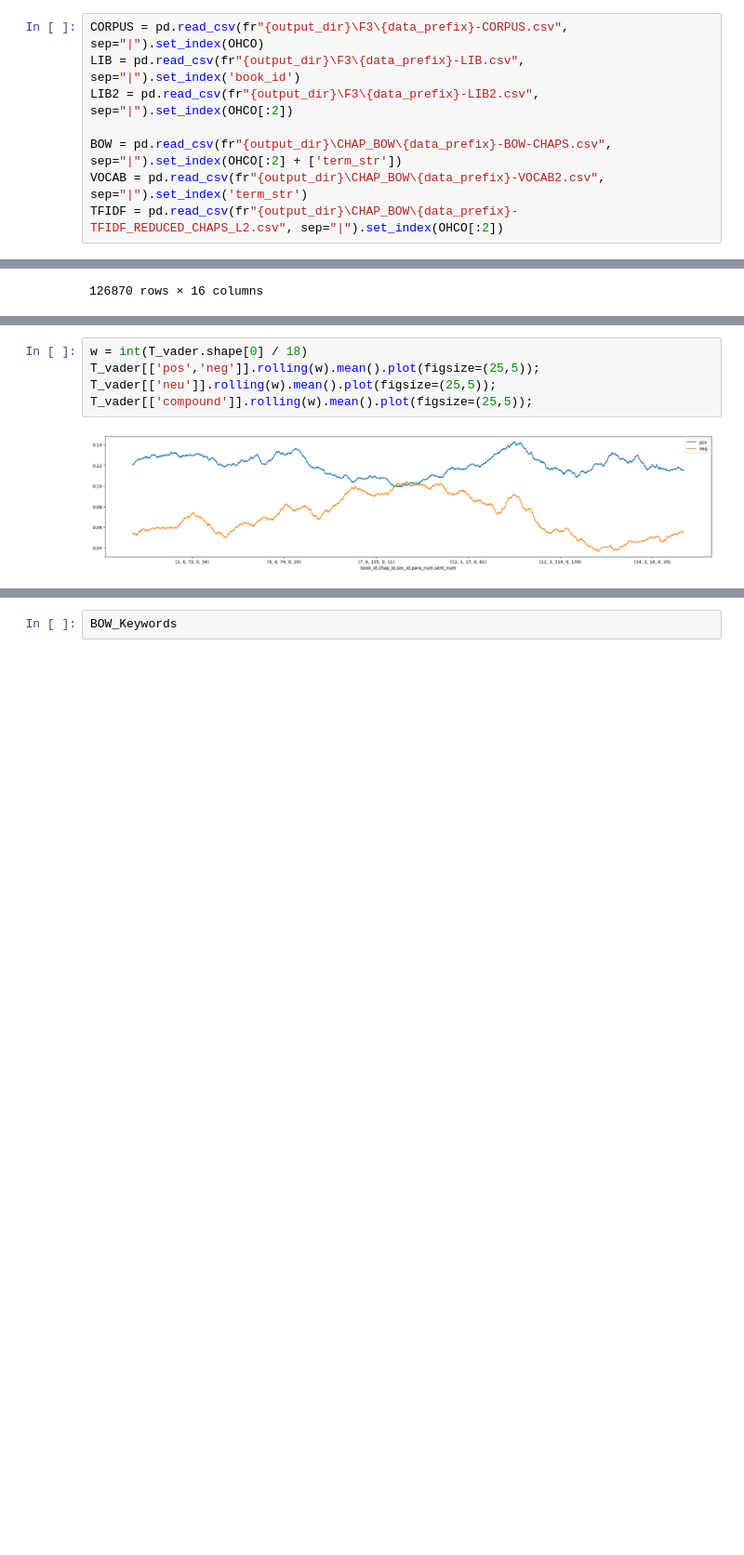
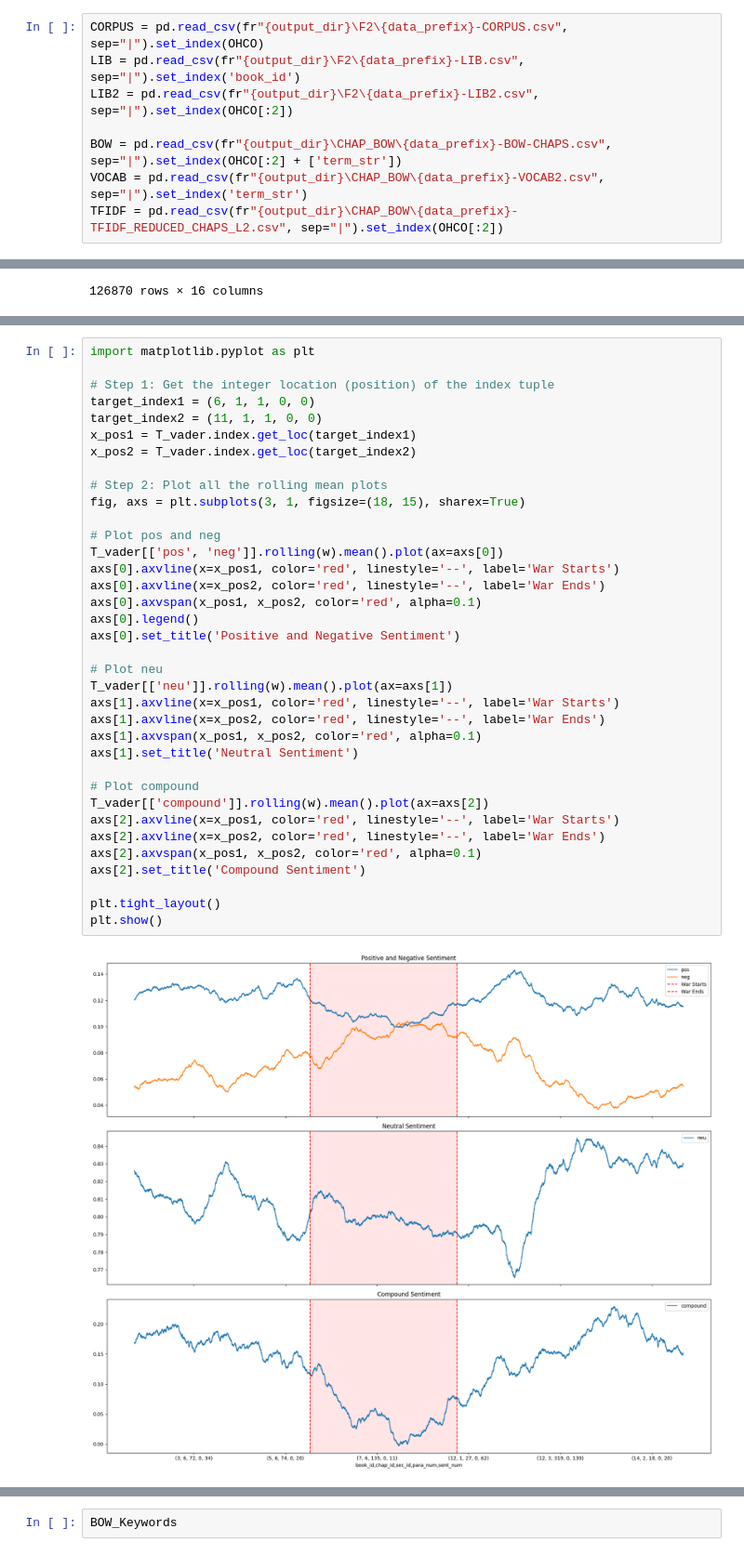
Before and after one commit to vishugp/Mahabharata_ETA, a Jupyter notebook: notebooks/05_Sentiment_Analysis.ipynb, the cells around one changed output, grey strips where cells are left out. Shown at 93% size. Cells and saved outputs as stored; diff of their text form; blank space fills up the shorter version.

Commit message:
Completed Sentiment Analysis

```diff
--- a/notebooks/05_Sentiment_Analysis.ipynb
+++ b/notebooks/05_Sentiment_Analysis.ipynb
@@ -34,9 +36,9 @@ SECS = OHCO[:3]
 CHAP = OHCO[:2]
 BOOK = OHCO[:1]
 # %%
-CORPUS = pd.read_csv(fr"{output_dir}\F3\{data_prefix}-CORPUS.csv", sep="|").set_index(OHCO)
-LIB = pd.read_csv(fr"{output_dir}\F3\{data_prefix}-LIB.csv", sep="|").set_index('book_id')
-LIB2 = pd.read_csv(fr"{output_dir}\F3\{data_prefix}-LIB2.csv", sep="|").set_index(OHCO[:2])
+CORPUS = pd.read_csv(fr"{output_dir}\F2\{data_prefix}-CORPUS.csv", sep="|").set_index(OHCO)
+LIB = pd.read_csv(fr"{output_dir}\F2\{data_prefix}-LIB.csv", sep="|").set_index('book_id')
+LIB2 = pd.read_csv(fr"{output_dir}\F2\{data_prefix}-LIB2.csv", sep="|").set_index(OHCO[:2])
 
 BOW = pd.read_csv(fr"{output_dir}\CHAP_BOW\{data_prefix}-BOW-CHAPS.csv", sep="|").set_index(OHCO[:2] + ['term_str'])
 VOCAB = pd.read_csv(fr"{output_dir}\CHAP_BOW\{data_prefix}-VOCAB2.csv", sep="|").set_index('term_str')
@@ -442,7 +424,38 @@ T_vader
 # %%
-w = int(T_vader.shape[0] / 18)
-T_vader[['pos','neg']].rolling(w).mean().plot(figsize=(25,5));
-T_vader[['neu']].rolling(w).mean().plot(figsize=(25,5));
-T_vader[['compound']].rolling(w).mean().plot(figsize=(25,5));
+import matplotlib.pyplot as plt
+
+# Step 1: Get the integer location (position) of the index tuple
+target_index1 = (6, 1, 1, 0, 0)
+target_index2 = (11, 1, 1, 0, 0)
+x_pos1 = T_vader.index.get_loc(target_index1)
+x_pos2 = T_vader.index.get_loc(target_index2)
+
+# Step 2: Plot all the rolling mean plots
+fig, axs = plt.subplots(3, 1, figsize=(18, 15), sharex=True)
+
+# Plot pos and neg
+T_vader[['pos', 'neg']].rolling(w).mean().plot(ax=axs[0])
+axs[0].axvline(x=x_pos1, color='red', linestyle='--', label='War Starts')
+axs[0].axvline(x=x_pos2, color='red', linestyle='--', label='War Ends')
+axs[0].axvspan(x_pos1, x_pos2, color='red', alpha=0.1)
+axs[0].legend()
+axs[0].set_title('Positive and Negative Sentiment')
+
+# Plot neu
+T_vader[['neu']].rolling(w).mean().plot(ax=axs[1])
+axs[1].axvline(x=x_pos1, color='red', linestyle='--', label='War Starts')
+axs[1].axvline(x=x_pos2, color='red', linestyle='--', label='War Ends')
+axs[1].axvspan(x_pos1, x_pos2, color='red', alpha=0.1)
+axs[1].set_title('Neutral Sentiment')
+
+# Plot compound
+T_vader[['compound']].rolling(w).mean().plot(ax=axs[2])
+axs[2].axvline(x=x_pos1, color='red', linestyle='--', label='War Starts')
+axs[2].axvline(x=x_pos2, color='red', linestyle='--', label='War Ends')
+axs[2].axvspan(x_pos1, x_pos2, color='red', alpha=0.1)
+axs[2].set_title('Compound Sentiment')
+
+plt.tight_layout()
+plt.show()
 # %% [output]
-[figure, old version]
+[figure, new version]
```
Also changed, not shown: parts of 9 cells of this notebook, 3 other files.
